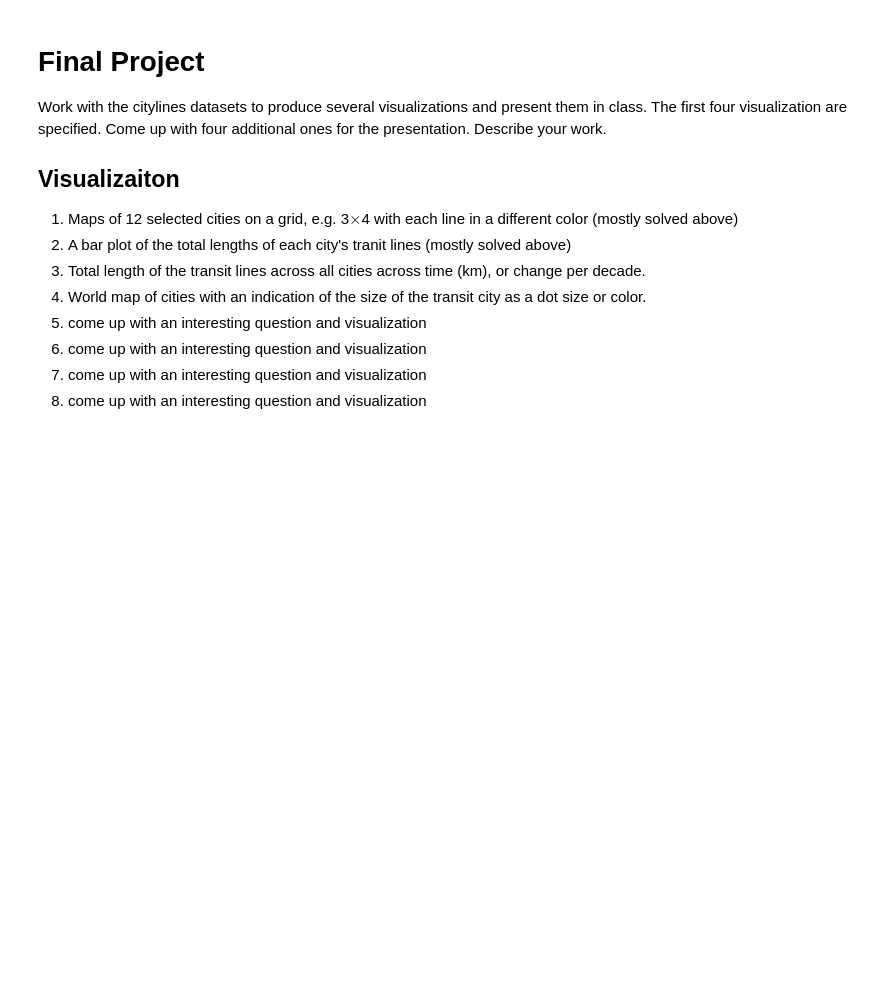
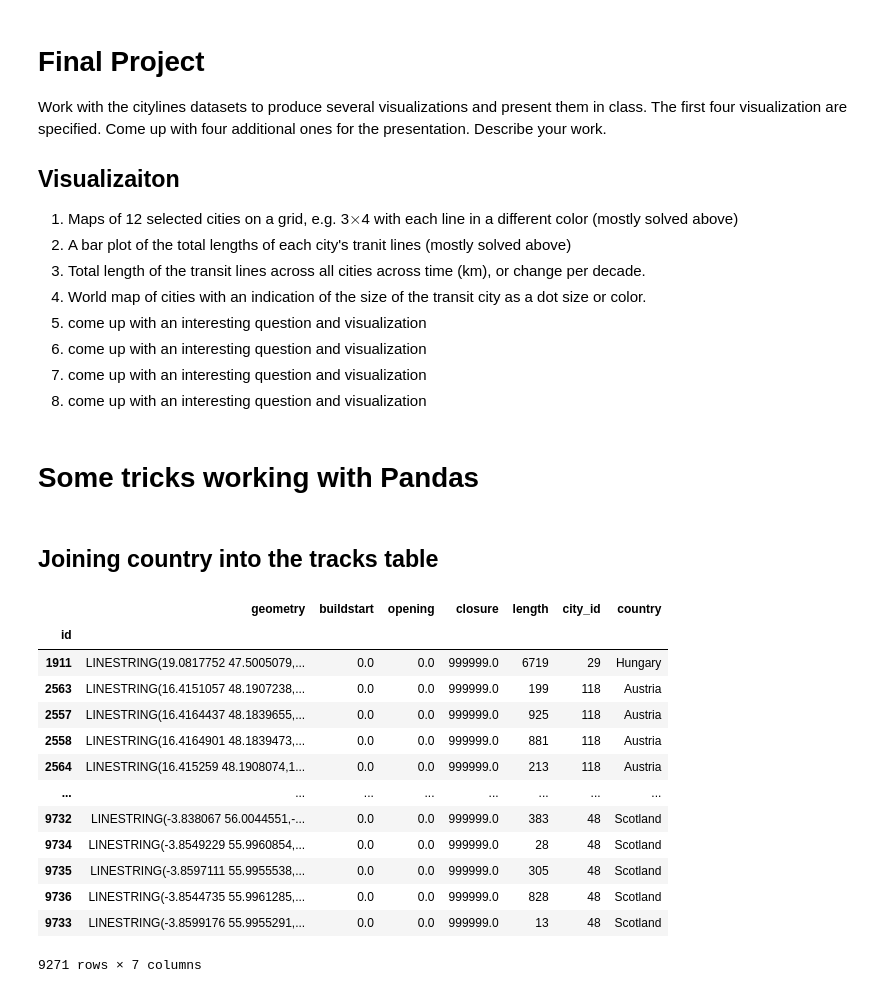
Before and after one commit to msds-5x01/python-programming-for-data-science, a Jupyter notebook: notebooks/CityLines.ipynb, the cells around one changed output. Drawn from its saved outputs; the diff is of its cells as text; code cells hidden in the pictures; blank space fills up the shorter version.

```diff
--- a/notebooks/CityLines.ipynb
+++ b/notebooks/CityLines.ipynb
@@ -390,3 +390,25 @@ Work with the citylines datasets to produce several visualizations and present t
 6. come up with an interesting question and visualization
 7. come up with an interesting question and visualization
 8. come up with an interesting question and visualization
+# %% [markdown]
+# Some tricks working with Pandas
+# %% [markdown]
+## Joining country into the tracks table
+# %%
+country_tracks = tracks.join(cities['country'], on='city_id')
+country_tracks
+# %% [output]
+|  | geometry | buildstart | opening | closure | length | city_id | country |
+| id |  |  |  |  |  |  |  |
+| 1911 | LINESTRING(19.0817752 47.5005079,... | 0.0 | 0.0 | 999999.0 | 6719 | 29 | Hungary |
+| 2563 | LINESTRING(16.4151057 48.1907238,... | 0.0 | 0.0 | 999999.0 | 199 | 118 | Austria |
+| 2557 | LINESTRING(16.4164437 48.1839655,... | 0.0 | 0.0 | 999999.0 | 925 | 118 | Austria |
+| 2558 | LINESTRING(16.4164901 48.1839473,... | 0.0 | 0.0 | 999999.0 | 881 | 118 | Austria |
+| 2564 | LINESTRING(16.415259 48.1908074,1... | 0.0 | 0.0 | 999999.0 | 213 | 118 | Austria |
+| ... | ... | ... | ... | ... | ... | ... | ... |
+| 9732 | LINESTRING(-3.838067 56.0044551,-... | 0.0 | 0.0 | 999999.0 | 383 | 48 | Scotland |
+| 9734 | LINESTRING(-3.8549229 55.9960854,... | 0.0 | 0.0 | 999999.0 | 28 | 48 | Scotland |
+| 9735 | LINESTRING(-3.8597111 55.9955538,... | 0.0 | 0.0 | 999999.0 | 305 | 48 | Scotland |
+| 9736 | LINESTRING(-3.8544735 55.9961285,... | 0.0 | 0.0 | 999999.0 | 828 | 48 | Scotland |
+| 9733 | LINESTRING(-3.8599176 55.9955291,... | 0.0 | 0.0 | 999999.0 | 13 | 48 | Scotland |
+9271 rows × 7 columns
```
Also changed, not shown: parts of 8 cells of this notebook.
